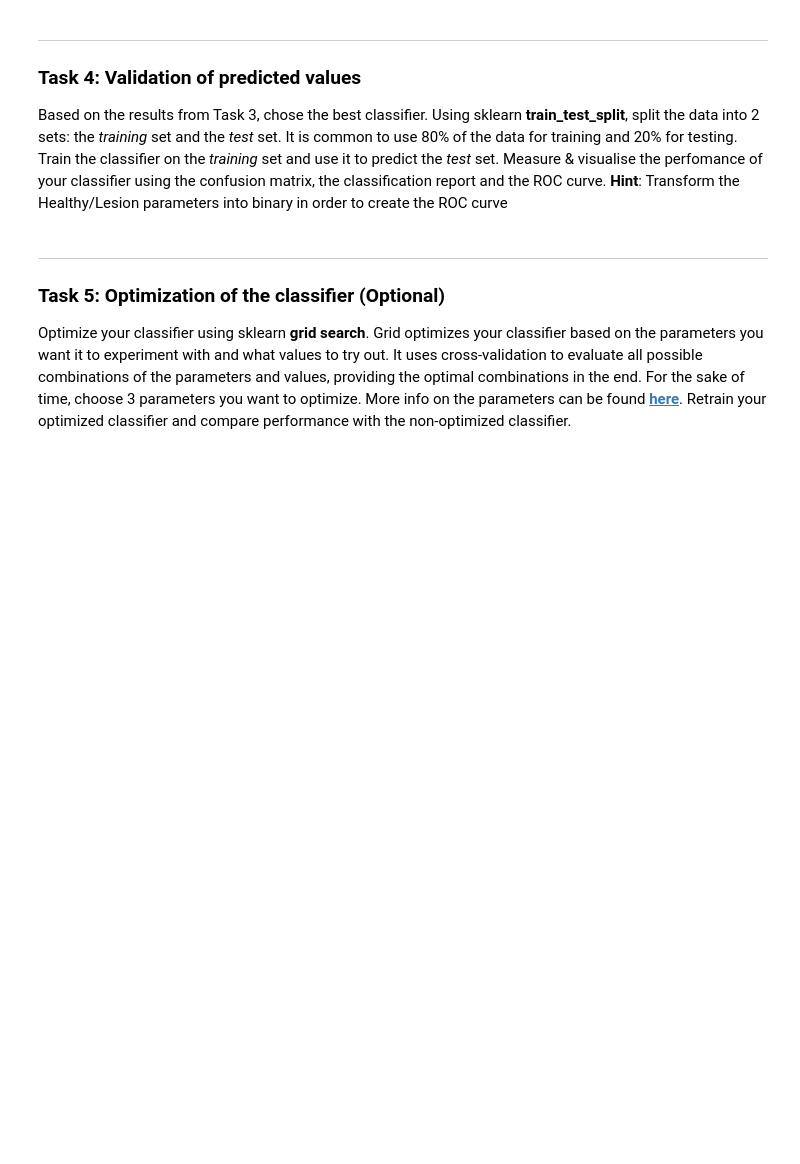
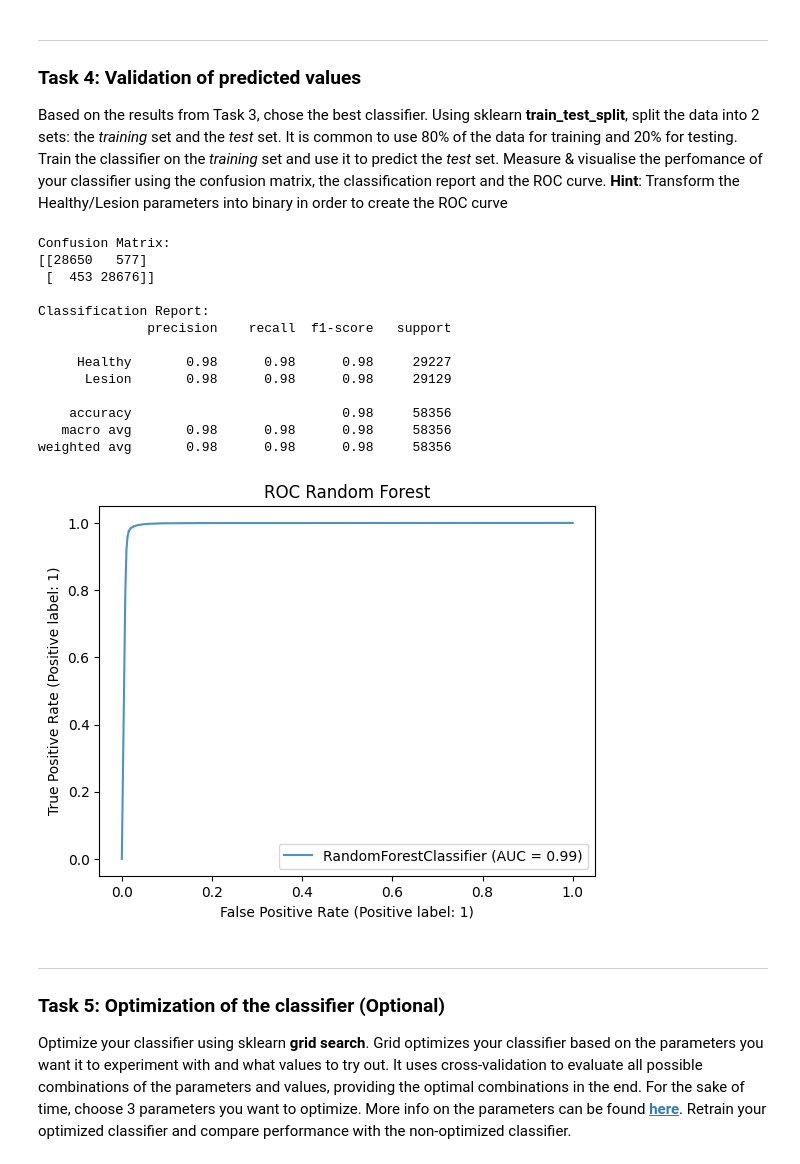
Before and after one commit to cesarz10/Health-Information, a Jupyter notebook: WPO-4/WPO_4_AlineJacquart_CesarZapata.ipynb, the cells around one changed output. Saved outputs shown, nothing was run; the diff lists cells and outputs as text; code cells hidden in the pictures; blank space fills up the shorter version.

```diff
--- a/WPO-4/WPO_4_AlineJacquart_CesarZapata.ipynb
+++ b/WPO-4/WPO_4_AlineJacquart_CesarZapata.ipynb
@@ -238,3 +243,48 @@ X_train, X_test, Y_train, Y_test = train_test_split(X, Y, test_size=0.2, random_
+# %%
+### Code for Task 4
+from sklearn.model_selection import train_test_split
+from sklearn import datasets
+from sklearn import svm
+from sklearn.ensemble import RandomForestClassifier
+from sklearn.metrics import RocCurveDisplay
+from sklearn.metrics import classification_report
+from sklearn.metrics import confusion_matrix
+
+# Split your dataset into training and testing data
+X_train, X_test, Y_train, Y_test = train_test_split(X, Y, test_size=0.2, random_state=0)
+
+random_forest_official = RandomForestClassifier(n_estimators=10, random_state=42)
+random_forest_official.fit(X_train, Y_train)
+
+# Use the forest's predict method on the test data
+predictions = random_forest_official.predict(X_test)
+
+conf_mat = confusion_matrix(Y_test, predictions)
+print("Confusion Matrix:")
+print(conf_mat)
+
+print("\nClassification Report:")
+print(classification_report(Y_test, predictions, labels=[0, 1], target_names=['Healthy', 'Lesion']))
+
+ax = plt.gca()
+rfc_disp = RocCurveDisplay.from_estimator(random_forest_official, X_test, Y_test, ax=ax, alpha=0.8)
+plt.title("ROC Random Forest")
+plt.show()
+# %% [output]
+Confusion Matrix:
+[[28650   577]
+ [  453 28676]]
+
+Classification Report:
+              precision    recall  f1-score   support
+
+     Healthy       0.98      0.98      0.98     29227
+      Lesion       0.98      0.98      0.98     29129
+
+    accuracy                           0.98     58356
+   macro avg       0.98      0.98      0.98     58356
+weighted avg       0.98      0.98      0.98     58356
+[figure, added]
 # %% [markdown]
 ***
 ### Task 5: Optimization of the classifier (Optional)
```
Also changed, not shown: parts of 15 cells of this notebook.
